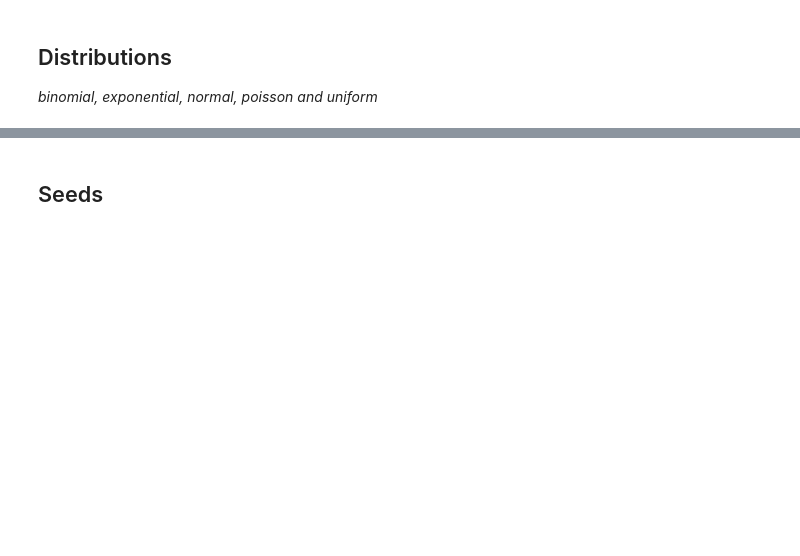
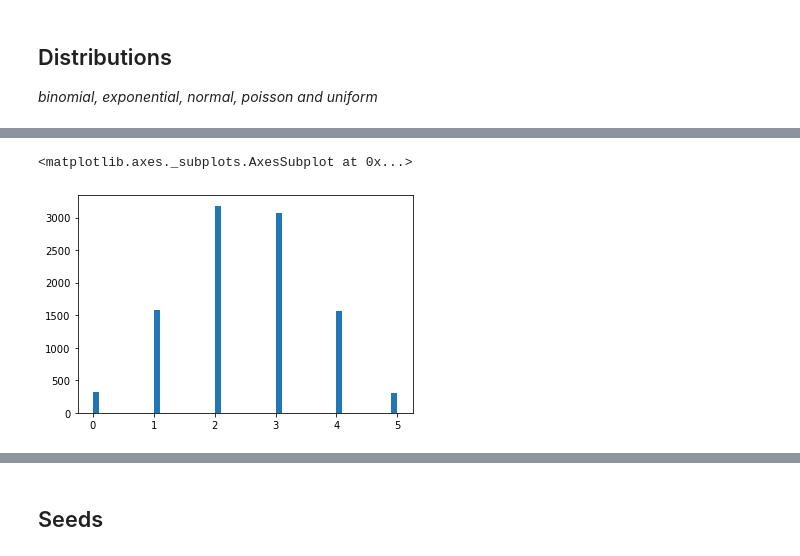
Before and after one commit to dervlac/numpy-assignment, a Jupyter notebook: NumPy Analysis.ipynb, the cells around one changed output, grey strips where cells are left out. Drawn from its saved outputs; the diff is of its cells as text; code cells hidden in the pictures; blank space fills up the shorter version.

Commit message:
binomial distribution

```diff
--- a/NumPy Analysis.ipynb
+++ b/NumPy Analysis.ipynb
@@ -224,0 +256,7 @@ plt.show
+# %%
+# visualising the distribution with equal probabilities of success failure
+b_dist1 = rng.binomial(5,0.5,size=10000)
+sns.distplot(b_dist1,kde=False,hist_kws={"linewidth": 15,'alpha':1})
+# %% [output]
+<matplotlib.axes._subplots.AxesSubplot at 0x...>
+[figure, added]
```
Also changed, not shown: parts of 36 cells of this notebook.
